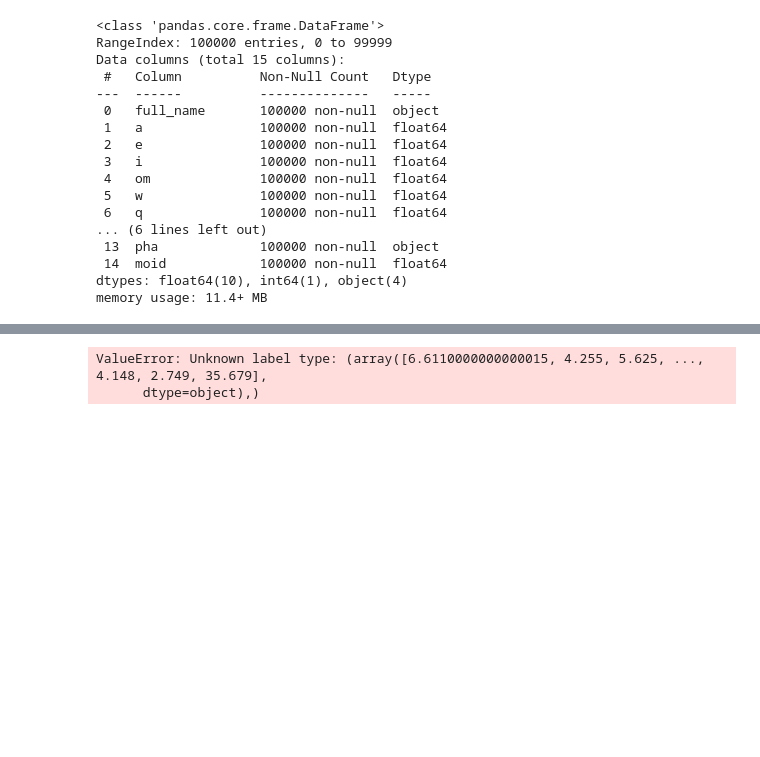
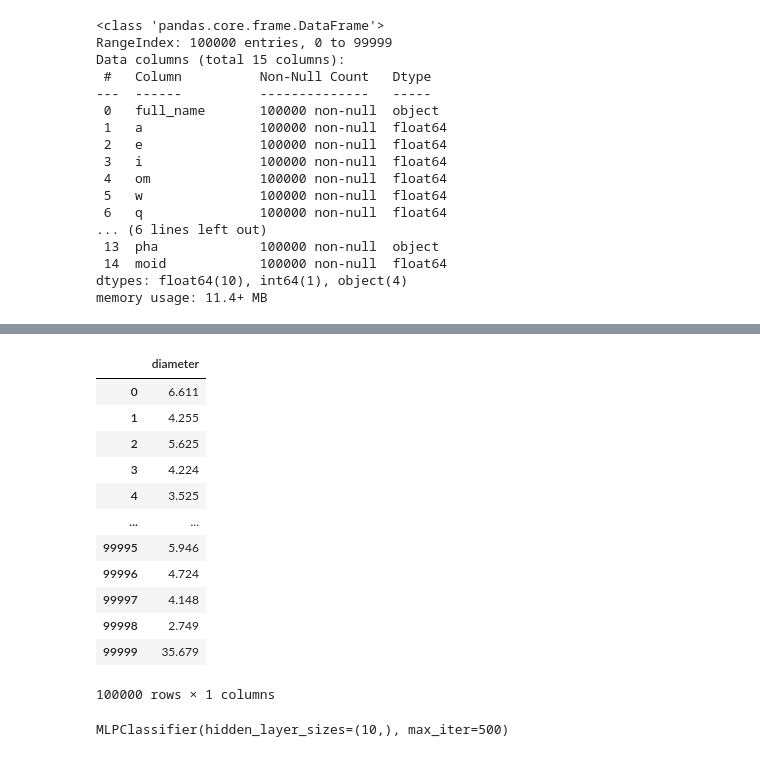
Before and after one commit to morozco0/TICS315, a Jupyter notebook: RN/TareaIA1.ipynb, the cells around one changed output, grey strips where cells are left out. Cells and saved outputs as stored; diff of their text form; code cells hidden in the pictures; blank space fills up the shorter version.

```diff
--- a/RN/TareaIA1.ipynb
+++ b/RN/TareaIA1.ipynb
@@ -259,9 +295,24 @@ Length: 23712, dtype: int64
+# %%
+y.astype(float)
+# %% [output]
+|  | diameter |
+| 0 | 6.611 |
+| 1 | 4.255 |
+| 2 | 5.625 |
+| 3 | 4.224 |
+| 4 | 3.525 |
+| ... | ... |
+| 99995 | 5.946 |
+| 99996 | 4.724 |
+| 99997 | 4.148 |
+| 99998 | 2.749 |
+| 99999 | 35.679 |
+100000 rows × 1 columns
 # %%
 #Creando y entrenando un modelo
 from sklearn.neural_network import MLPClassifier
 modelo = MLPClassifier(hidden_layer_sizes=(10,),max_iter=500)
-# %%
-modelo.fit(df2.iloc[:,2:3], df2.iloc[:,11])
-# %% [output]
-ValueError: Unknown label type: (array([6.6110000000000015, 4.255, 5.625, ..., 4.148, 2.749, 35.679],
-      dtype=object),)
+# %%
+modelo.fit(X, y)
+# %% [output]
+MLPClassifier(hidden_layer_sizes=(10,), max_iter=500)
```
Also changed, not shown: parts of 8 cells of this notebook, 1 other file.
